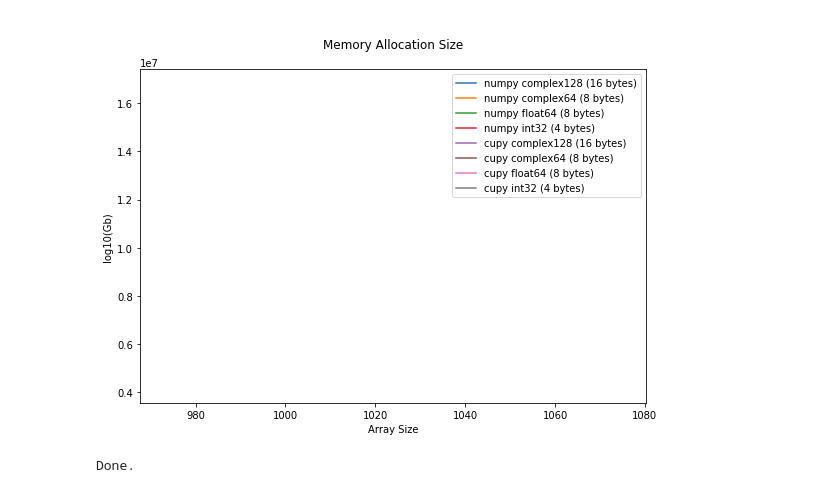
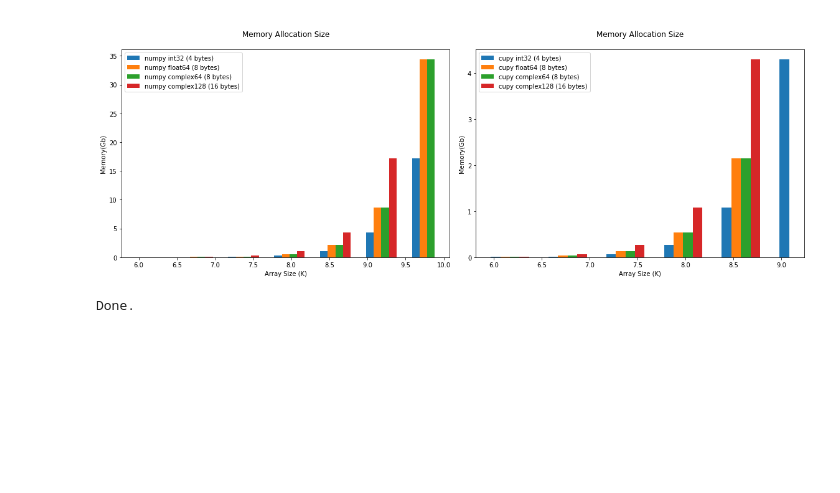
Before and after one commit to sunabove/Zernike, a Jupyter notebook: AMemoryTest.ipynb, the cells around one changed output. Saved outputs shown, nothing was run; the diff lists cells and outputs as text; code cells hidden in the pictures; blank space fills up the shorter version.

```diff
--- a/AMemoryTest.ipynb
+++ b/AMemoryTest.ipynb
@@ -9,21 +9,26 @@ from matplotlib import pyplot as plt
 print( "Hello..." )
 
 debug = 1
-row_cnt = 1; col_cnt = 1
+row_cnt = 1; col_cnt = 2
 fig, charts = plt.subplots( row_cnt, col_cnt, figsize=( 8*col_cnt, 6*row_cnt) )
 charts = charts.flatten() if row_cnt*col_cnt > 1 else [charts]
 chart_idx = 0
-chart = charts[ chart_idx ]
 
-use_gpus = [0, 1]
+use_gpus = [ 0, 1 ]
 
-for use_gpu in [ 0, 1 ] :
+for idx, use_gpu in enumerate( use_gpus ) :
+    chart = charts[ chart_idx ]; chart_idx +=1
+
     print( f"use_gpu = {use_gpu}" )
     print( flush=1 )
 
     np = cupy if use_gpu else numpy
 
-    data_types = [ np.int_, np.double, np.csingle, np.cdouble ][::-1]
+    data_types = [ np.int_, np.double, np.csingle, np.cdouble ]
+    #data_types = [ np.int_, ][::-1]
+
+    dx = 0
+    bar_count = 0
 
     for data_type in data_types :
         array = np.array( 1, data_type )
@@ -42,42 +47,41 @@ for use_gpu in [ 0, 1 ] :
         res = 9
         no_error = True
 
-        while no_error and res < 20 :
+        while no_error  :
+            array = None
             try :
                 res += 1
-                res = 2**res
-                array = np.zeros( (res, res ), data_type )
+                resolution = 2**res
+                array = np.zeros( (resolution, resolution ), data_type )
                 size = array.nbytes
                 size_m = size / 10**6
-                debug and print( f"resolution = {res:_}, size = {size:_}, size_m = {size_m:_.1f}, natural size = {naturalsize(size)}", flush=1 )
+                debug and print( f"resolution = {resolution:_}, array size = {resolution**2:_}, size = {size:_}, size_m = {size_m:_.1f} Mb, natural size = {naturalsize(size)}", flush=1 )
 
+                resolutions.append( resolution**2 )
+                memories.append( size )
+            except Exception as e:
+                no_error = False
+                print( e, flush=1 )
+            finally :
                 del array
-
-                resolutions.append( res )
-                memories.append( size )
-            except  :
-                no_error = False
-            finally :
-                pass
             pass
         pass
 
-        x =  resolutions
-        #x = numpy.log10( numpy.array( resolutions ) )
-        y = memories
+        #x =  resolutions
+        x = numpy.log10( numpy.array( resolutions ) )
+        y = numpy.array( memories )/10**9
 
-        chart.plot( x, y, label=label )
+        chart.bar( x + dx, y, label=label, width=0.1 )
+        dx += 0.1
 
         print( )
     pass
 
-    print()
+    chart.set_title( "\nMemory Allocation Size\n" )
+    chart.set_xlabel( "Array Size (K)" )
+    chart.set_ylabel( "Memory(Gb)" )
+    chart.legend()
 pass
-
-chart.set_title( "\nMemory Allocation Size\n" )
-chart.set_xlabel( "Array Size" )
-chart.set_ylabel( "log10(Gb)" )
-chart.legend()
 
 plt.tight_layout(); plt.show()
 
@@ -103,2 +107,2 @@ resolution = 1_024, size = 4_194_304, size_m = 4.2, natural size = 4.2 MB
-[figure, old version]
+[figure, new version]
 Done.
```
Also changed, not shown: parts of 1 cell of this notebook.
